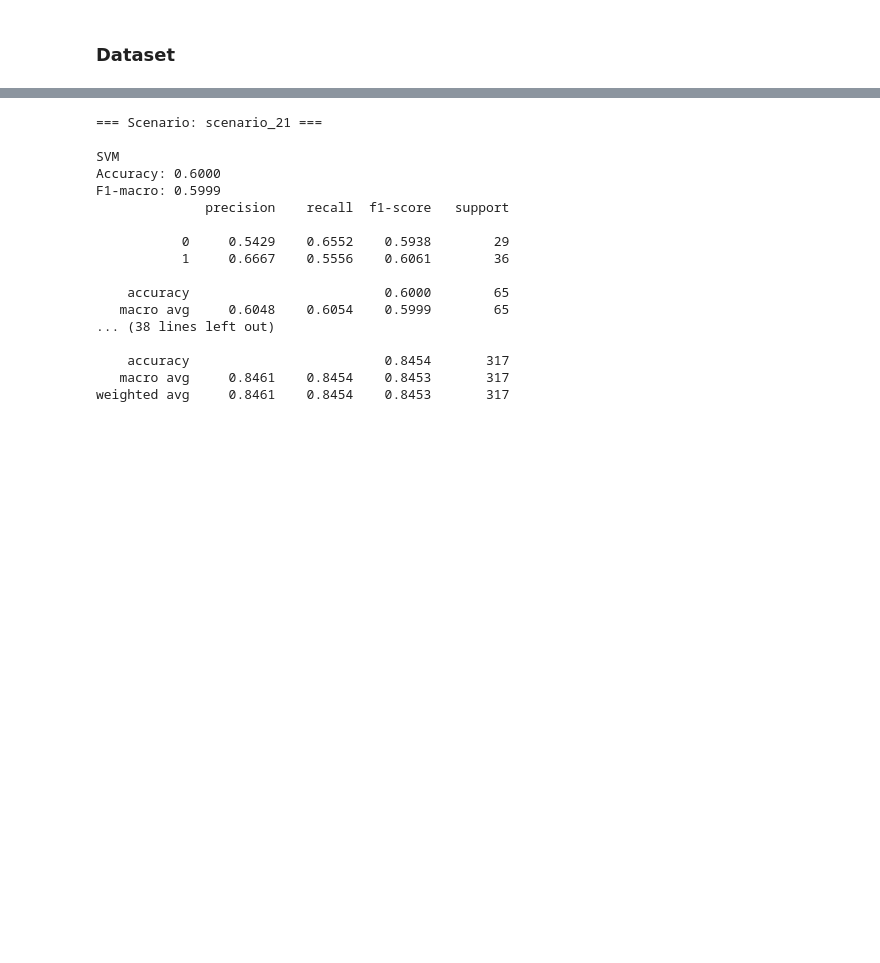
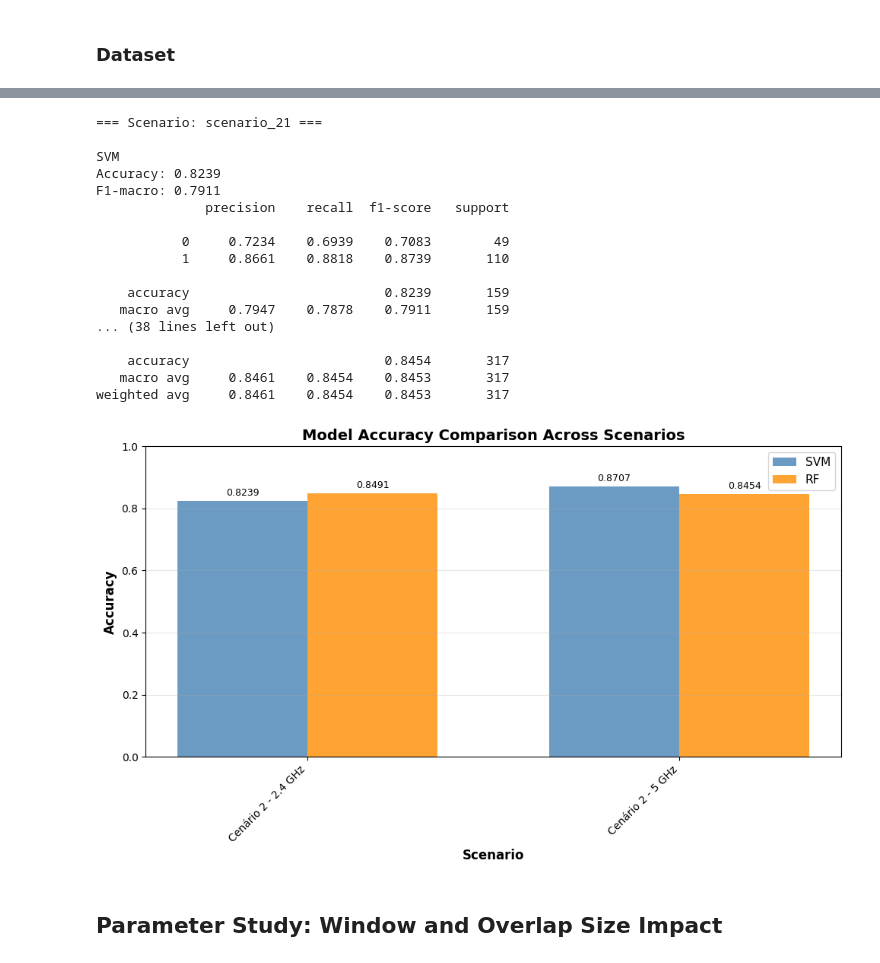
Before and after one commit to pedro-nuno-monteiro/thesis-project, a Jupyter notebook: Data analysis.ipynb, the cells around one changed output, grey strips where cells are left out. Saved outputs shown, nothing was run; the diff lists cells and outputs as text; code cells hidden in the pictures; blank space fills up the shorter version.

Commit message:
New study
- scenario 2 study on the impact of window and overlap size
- model accuracy comparison (2.1 vs 2.2)

```diff
--- a/Data analysis.ipynb
+++ b/Data analysis.ipynb
@@ -471,12 +473,12 @@ Dataset structure (first 5 rows):
 
 [WARN] One of the datasets is empty. Check scenario keys and data processing.
 # %%
+from sklearn.ensemble import RandomForestClassifier
+from sklearn.metrics import accuracy_score, classification_report, f1_score
 from sklearn.model_selection import train_test_split
 from sklearn.pipeline import make_pipeline
 from sklearn.preprocessing import StandardScaler
 from sklearn.svm import SVC
-from sklearn.ensemble import RandomForestClassifier
-from sklearn.metrics import accuracy_score, f1_score, classification_report
 
 model_results = {}
 
@@ -493,7 +495,7 @@ for scenario_key, dataset in dataset_per_scenario.items():
 	y = dataset["label"]
 
 	X_train, X_test, y_train, y_test = train_test_split(
-		X, y, test_size=0.2, random_state=42, stratify=y
+		X, y, test_size=0.2, random_state=42, stratify=y,
 	)
 
 	models = {
@@ -525,17 +527,59 @@ for scenario_key, dataset in dataset_per_scenario.items():
 === Scenario: scenario_21 ===
 
 SVM
-Accuracy: 0.6000
-F1-macro: 0.5999
+Accuracy: 0.8239
+F1-macro: 0.7911
               precision    recall  f1-score   support
 
-           0     0.5429    0.6552    0.5938        29
-           1     0.6667    0.5556    0.6061        36
+           0     0.7234    0.6939    0.7083        49
+           1     0.8661    0.8818    0.8739       110
 
-    accuracy                         0.6000        65
-   macro avg     0.6048    0.6054    0.5999        65
+    accuracy                         0.8239       159
+   macro avg     0.7947    0.7878    0.7911       159
 ... (38 lines left out)
 
     accuracy                         0.8454       317
    macro avg     0.8461    0.8454    0.8453       317
 weighted avg     0.8461    0.8454    0.8453       317
+# %%
+from matplotlib import pyplot as plt
+
+# Extract accuracy results for each scenario and model
+scenarios_list = sorted(model_results.keys())
+svm_accuracies = []
+rf_accuracies = []
+
+for scenario in scenarios_list:
+	if "SVM" in model_results[scenario]:
+		svm_accuracies.append(model_results[scenario]["SVM"]["accuracy"])
+	if "RF" in model_results[scenario]:
+		rf_accuracies.append(model_results[scenario]["RF"]["accuracy"])
+
+# Create comparison plot
+fig, ax = plt.subplots(figsize=(10, 6))
+
+x = np.arange(len(scenarios_list))
+width = 0.35
+
+bars1 = ax.bar(x - width / 2, svm_accuracies, width, label="SVM", alpha=0.8, color="steelblue")
+bars2 = ax.bar(x + width / 2, rf_accuracies, width, label="RF", alpha=0.8, color="darkorange")
+
+ax.set_xlabel("Scenario", fontsize=12, fontweight="bold")
+ax.set_ylabel("Accuracy", fontsize=12, fontweight="bold")
+ax.set_title("Model Accuracy Comparison Across Scenarios", fontsize=14, fontweight="bold")
+ax.set_xticks(x)
+ax.set_xticklabels([scenarios.get(key.split("_")[1], key) for key in scenarios_list], rotation=45, ha="right")
+ax.set_ylim([0, 1.0])
+ax.legend(fontsize=11)
+ax.grid(axis="y", alpha=0.3)
+
+# Add value labels on bars
+ax.bar_label(bars1, fmt="%.4f", padding=3, fontsize=9)
+ax.bar_label(bars2, fmt="%.4f", padding=3, fontsize=9)
+
+plt.tight_layout()
+plt.show()
+# %% [output]
+[figure, added]
+# %% [markdown]
+## Parameter Study: Window and Overlap Size Impact
```
Also changed, not shown: parts of 9 cells of this notebook, 20 other files.
